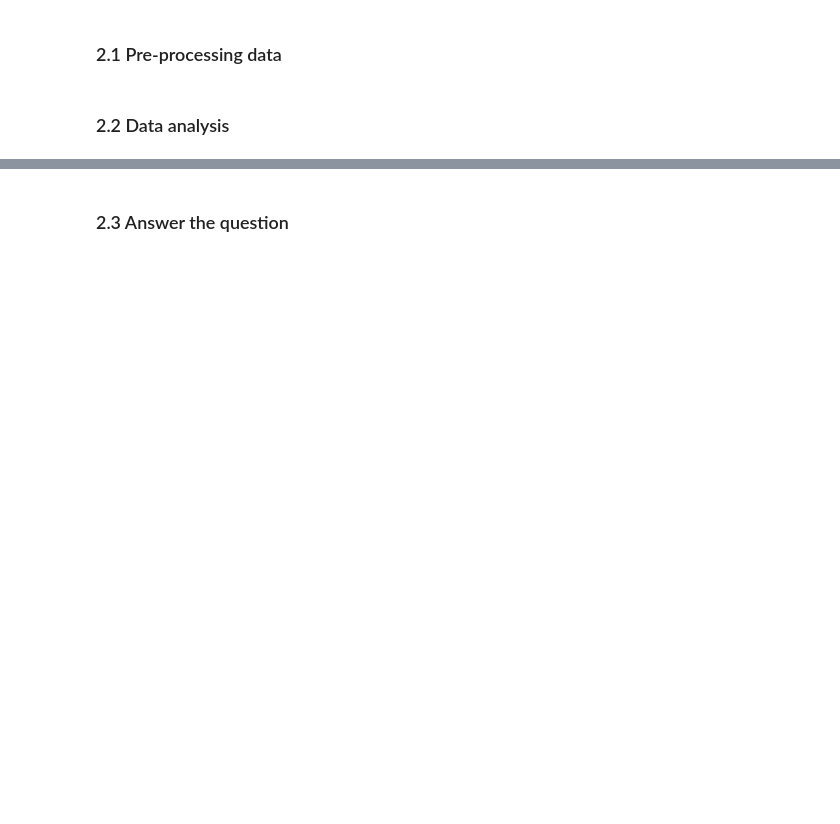
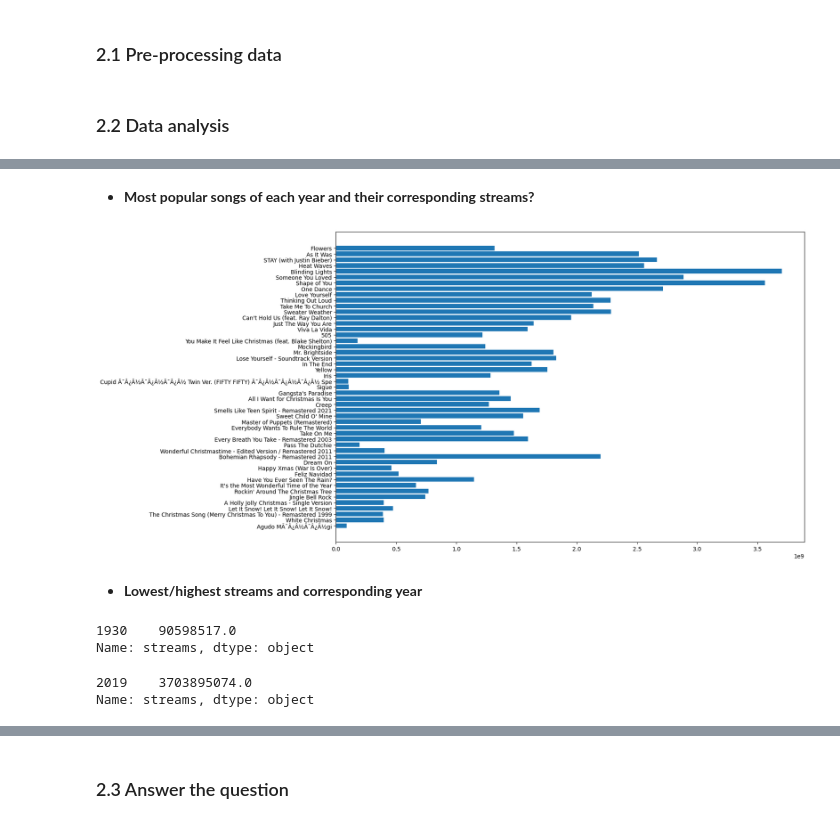
Before and after one commit to khanhnhan1512/Final-Project-DS-Programming, a Jupyter notebook: 03-Question_1.ipynb, the cells around one changed output, grey strips where cells are left out. Drawn from its saved outputs; the diff is of its cells as text; code cells hidden in the pictures; blank space fills up the shorter version.

```diff
--- a/03-Question_1.ipynb
+++ b/03-Question_1.ipynb
@@ -67,0 +87,13 @@ df.head(10).T
+# %%
+released_years = sorted(list(df['released_year'].value_counts().index))
+best_songs = {}
+
+for year in released_years:
+  songs = df[df['released_year'] == year]
+  songs = songs.sort_values(by=['streams'], ascending=False)
+  best_song = songs.iloc[0]
+  best_songs[year] = best_song
+
+best_songs_df = pd.DataFrame(best_songs)
+
+best_songs_df.T[['track_name', 'streams']].sort_index(ascending=False)
@@ -67,0 +118,20 @@ df.head(10).T
+# %% [markdown]
+- **Most popular songs of each year and their corresponding streams?**
+# %%
+best_songs_name, best_songs_streams = best_songs_df.T['track_name'], best_songs_df.T['streams']
+plt.figure(figsize=(15, 10))
+plt.barh(best_songs_name, best_songs_streams);
+# %% [output]
+[figure, added]
+# %% [markdown]
+- **Lowest/highest streams and corresponding year**
+# %%
+best_songs_streams[best_songs_streams == best_songs_streams.values.min()]
+# %% [output]
+1930    90598517.0
+Name: streams, dtype: object
+# %%
+best_songs_streams[best_songs_streams == best_songs_streams.values.max()]
+# %% [output]
+2019    3703895074.0
+Name: streams, dtype: object
```
Also changed, not shown: parts of 19 cells of this notebook, 1 other file.
